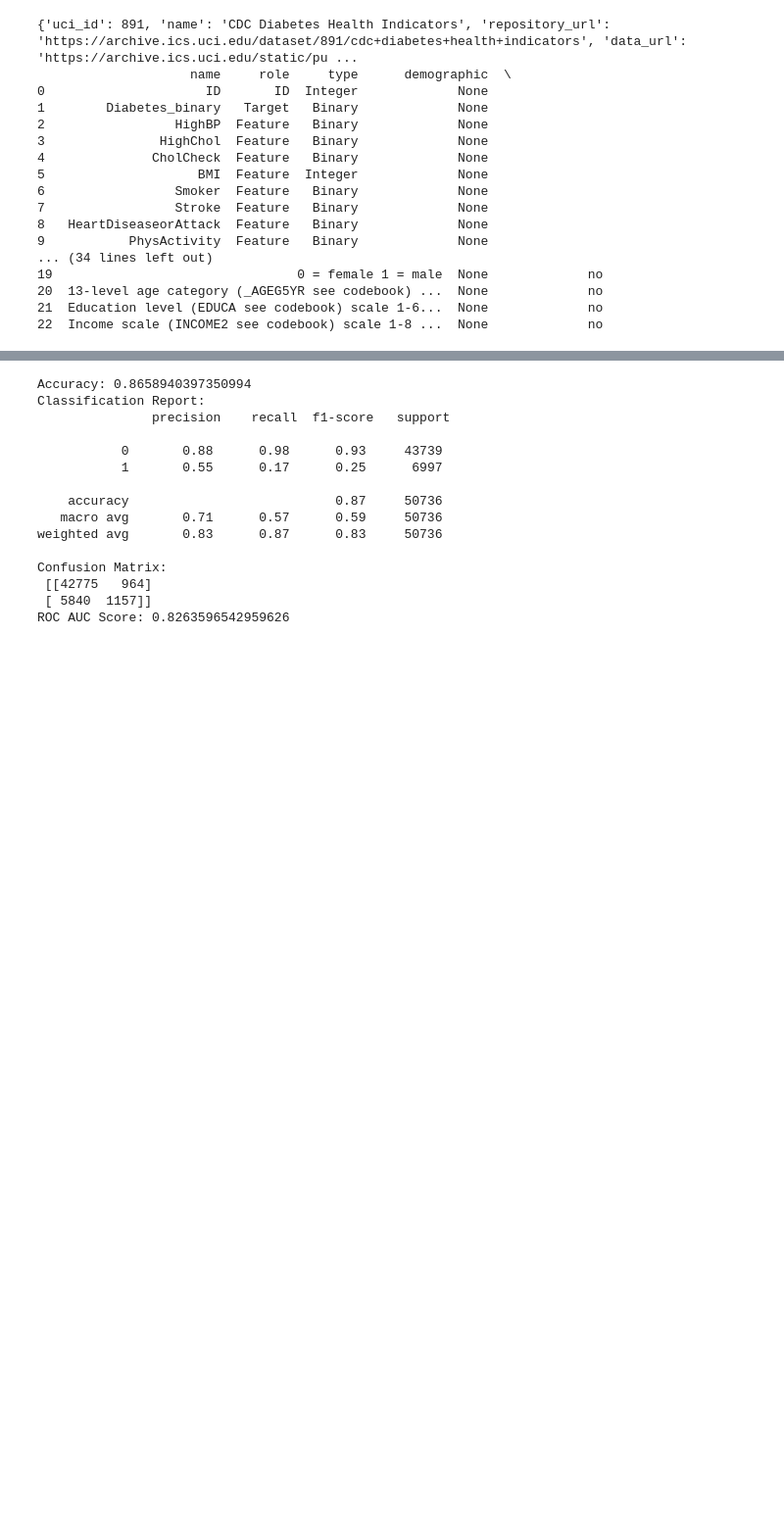
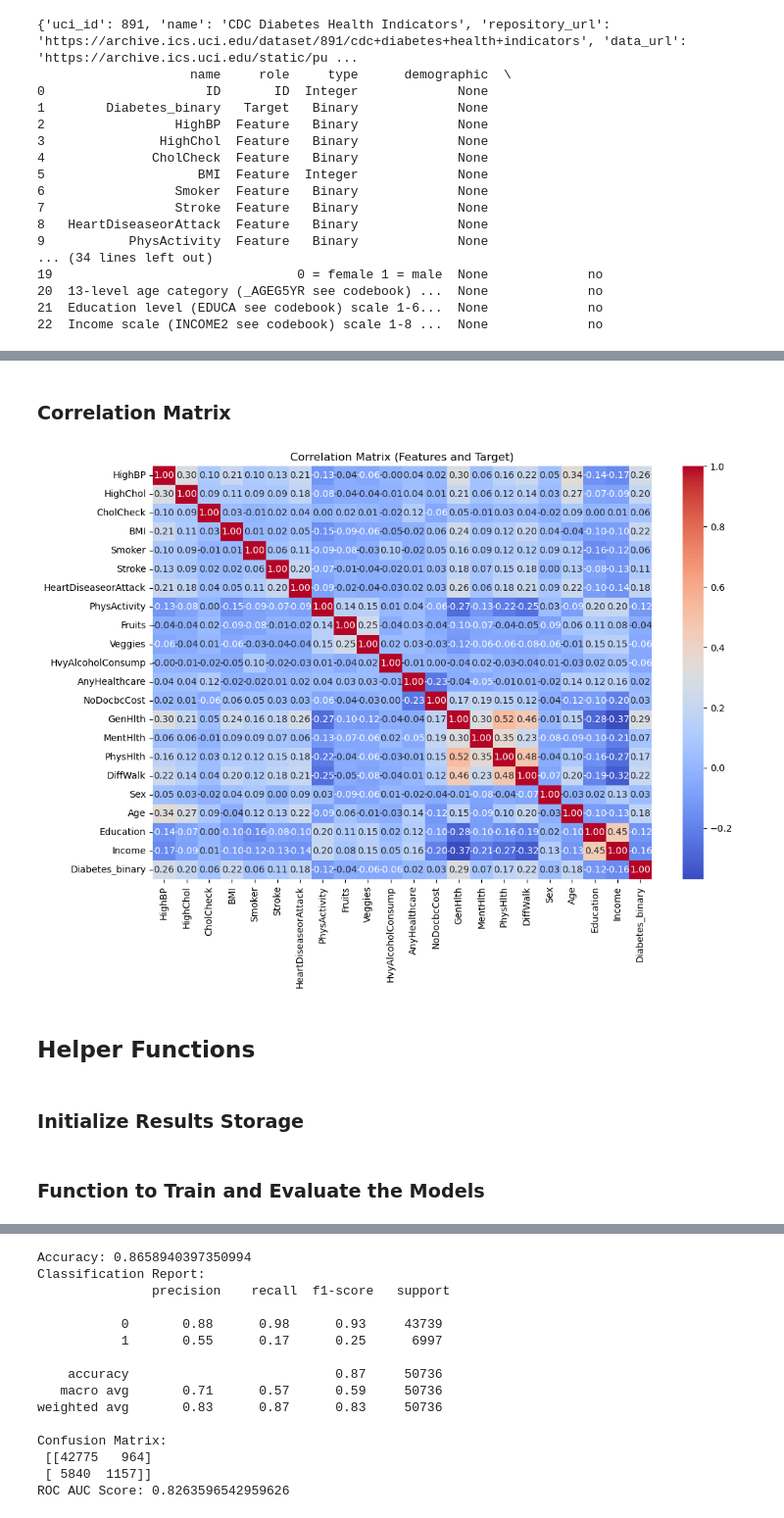
Before and after one commit to karpat1225/diabetes_classification, a Jupyter notebook: diabetes_classification_notebook.ipynb, the cells around one changed output, grey strips where cells are left out. Shown: that part at 98% size. Cells and saved outputs as stored; diff of their text form; code cells hidden in the pictures; blank space fills up the shorter version.

```diff
--- a/diabetes_classification_notebook.ipynb
+++ b/diabetes_classification_notebook.ipynb
@@ -54,0 +103,17 @@ results = []
+# %% [markdown]
+### Correlation Matrix
+# %%
+# Compute the correlation matrix
+correlation_matrix = pd.concat([X, y], axis=1).corr()
+
+# Plot the correlation matrix
+plt.figure(figsize=(12, 8))
+sns.heatmap(correlation_matrix, annot=True, fmt=".2f", cmap="coolwarm", cbar=True)
+plt.title("Correlation Matrix (Features and Target)")
+plt.show()
+# %% [output]
+[figure, added]
+# %% [markdown]
+## Helper Functions
+# %% [markdown]
+### Initialize Results Storage
@@ -55,3 +123,5 @@ results = []
+# %% [markdown]
+### Function to Train and Evaluate the Models
 # %%
 from sklearn.metrics import accuracy_score, classification_report, confusion_matrix, roc_auc_score, f1_score
 
```
Also changed, not shown: parts of 39 cells of this notebook.
